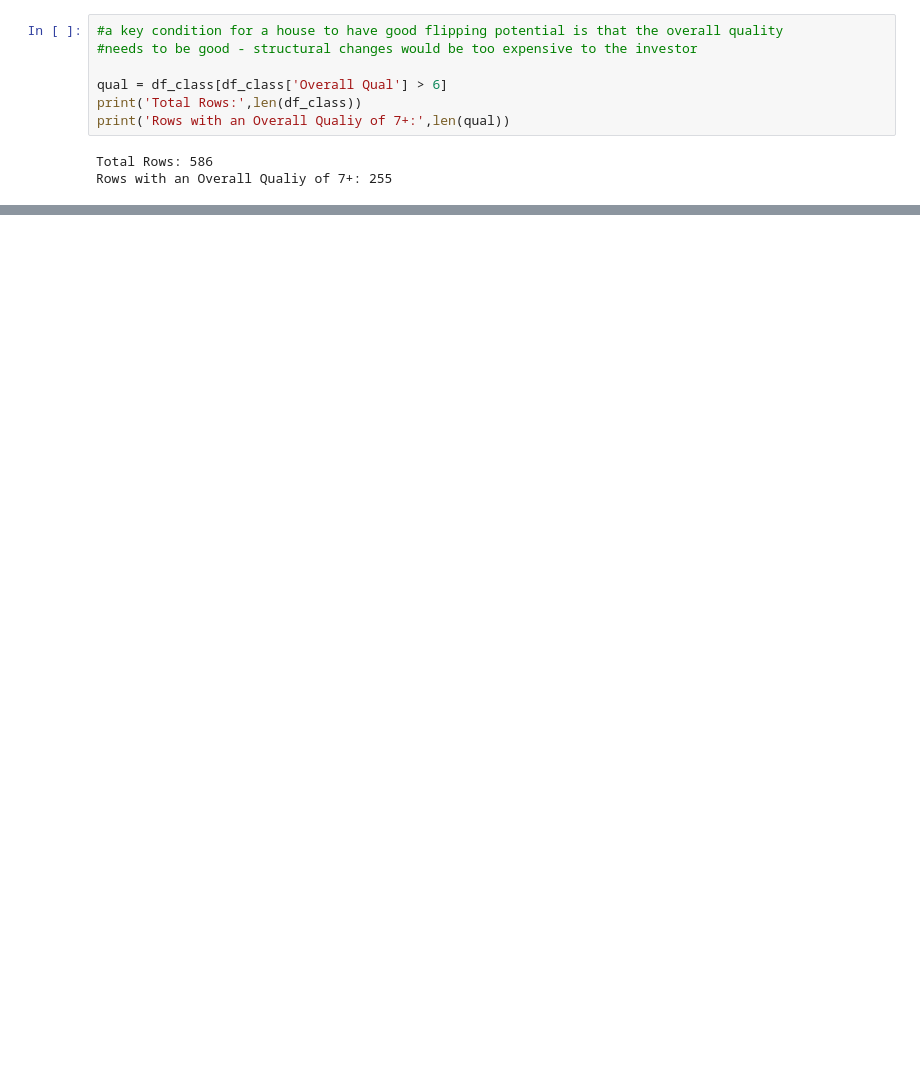
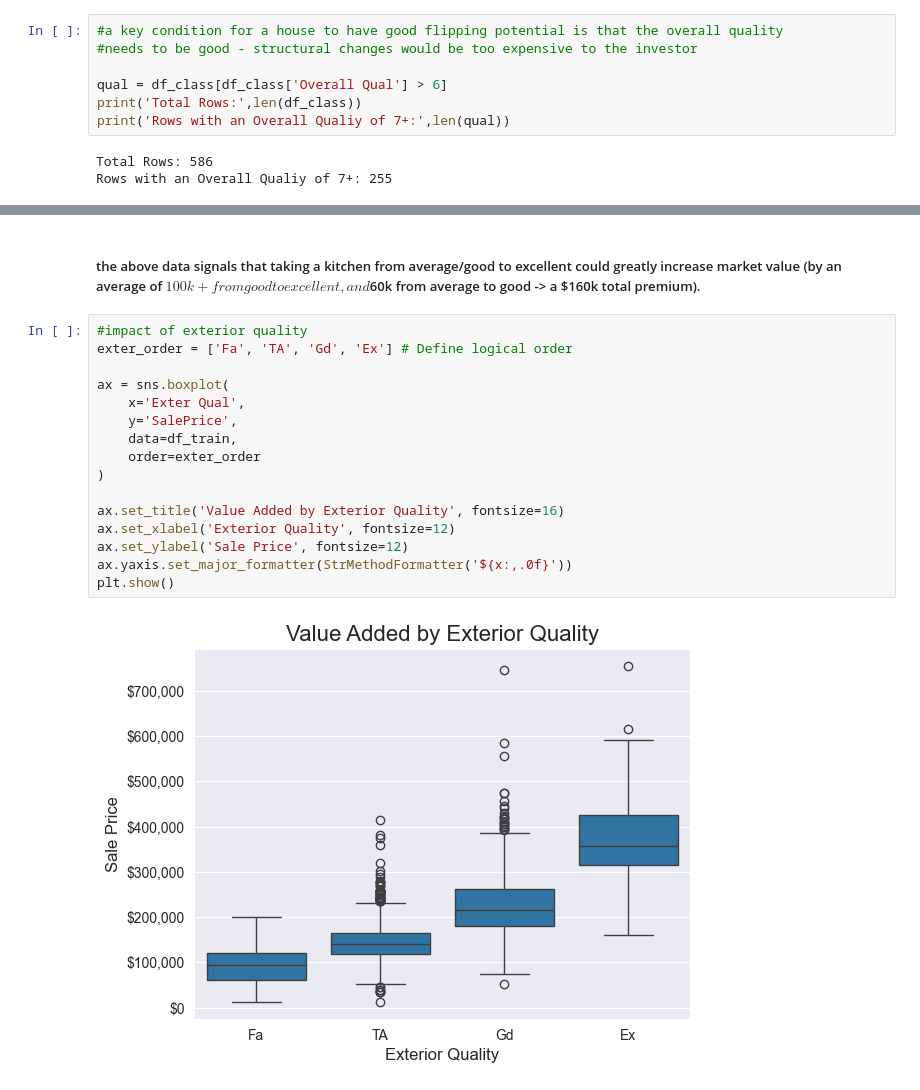
Before and after one commit to szymon-ml/Portfolio-Housing-Project, a Jupyter notebook: AmesPortfolio.ipynb, the cells around one changed output, grey strips where cells are left out. Drawn from its saved outputs; the diff is of its cells as text; blank space fills up the shorter version.

```diff
--- a/AmesPortfolio.ipynb
+++ b/AmesPortfolio.ipynb
@@ -1747,0 +1662,20 @@ Rows with an Overall Qualiy of 7+: 255
+# %% [markdown]
+##### the above data signals that taking a kitchen from average/good to excellent could greatly increase market value (by an average of $100k+ from good to excellent, and $60k from average to good -> a $160k total premium).
+# %%
+#impact of exterior quality
+exter_order = ['Fa', 'TA', 'Gd', 'Ex'] # Define logical order
+
+ax = sns.boxplot(
+    x='Exter Qual',
+    y='SalePrice',
+    data=df_train,
+    order=exter_order
+)
+
+ax.set_title('Value Added by Exterior Quality', fontsize=16)
+ax.set_xlabel('Exterior Quality', fontsize=12)
+ax.set_ylabel('Sale Price', fontsize=12)
+ax.yaxis.set_major_formatter(StrMethodFormatter('${x:,.0f}'))
+plt.show()
+# %% [output]
+[figure, added]
```
Also changed, not shown: parts of 119 cells of this notebook, 8 other files.
